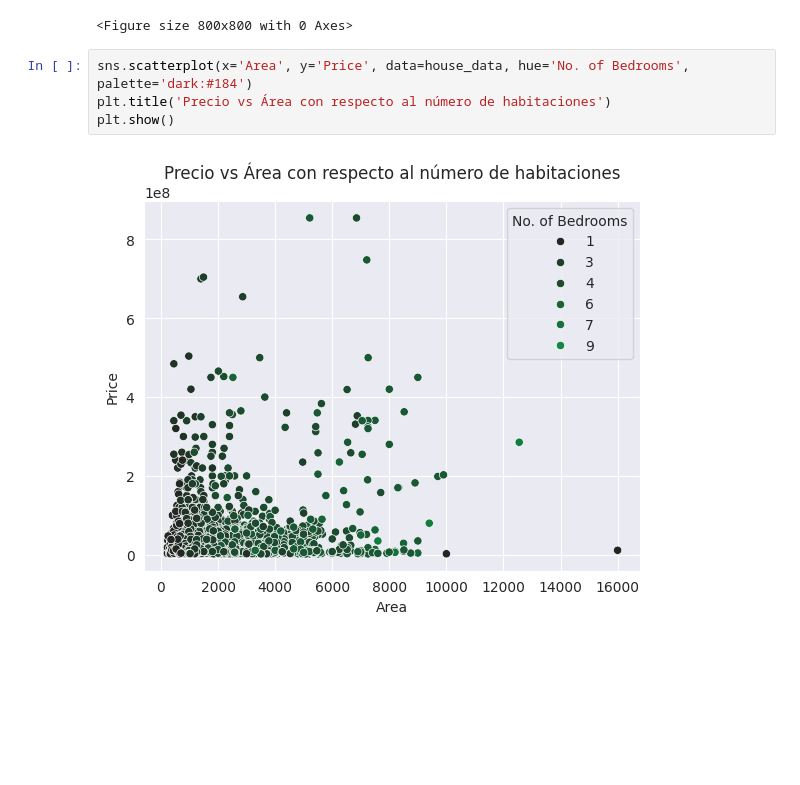
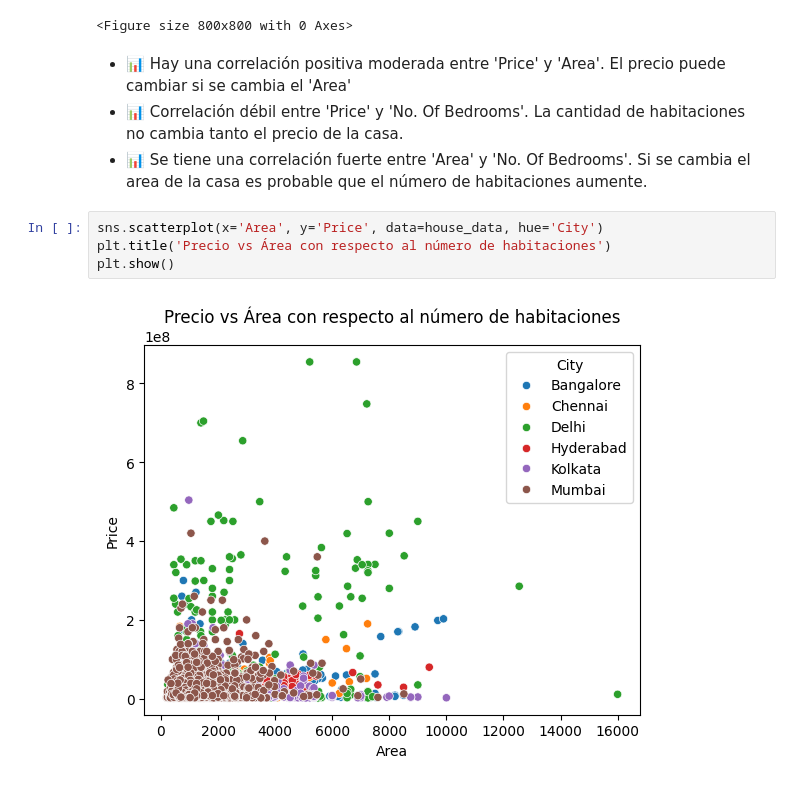
Before and after one commit to C0SS10/AI4ENG-II, a Jupyter notebook: House-Price-Predict.ipynb, the cells around one changed output. Drawn from its saved outputs; the diff is of its cells as text; blank space fills up the shorter version.

```diff
--- a/House-Price-Predict.ipynb
+++ b/House-Price-Predict.ipynb
@@ -141,9 +150,13 @@ plt.show()
 # %% [output]
 [figure]
 <Figure size 800x800 with 0 Axes>
+# %% [markdown]
+- 📊 Hay una correlación positiva moderada entre 'Price' y 'Area'. El precio puede cambiar si se cambia el 'Area'
+- 📊 Correlación débil entre 'Price' y 'No. Of Bedrooms'. La cantidad de habitaciones no cambia tanto el precio de la casa.
+- 📊 Se tiene una correlación fuerte entre 'Area' y 'No. Of Bedrooms'. Si se cambia el area de la casa es probable que el número de habitaciones aumente.
 # %%
-sns.scatterplot(x='Area', y='Price', data=house_data, hue='No. of Bedrooms', palette='dark:#184')
+sns.scatterplot(x='Area', y='Price', data=house_data, hue='City')
 plt.title('Precio vs Área con respecto al número de habitaciones')
 plt.show()
 # %% [output]
-[figure, old version]
+[figure, new version]
```
Also changed, not shown: parts of 10 cells of this notebook.
